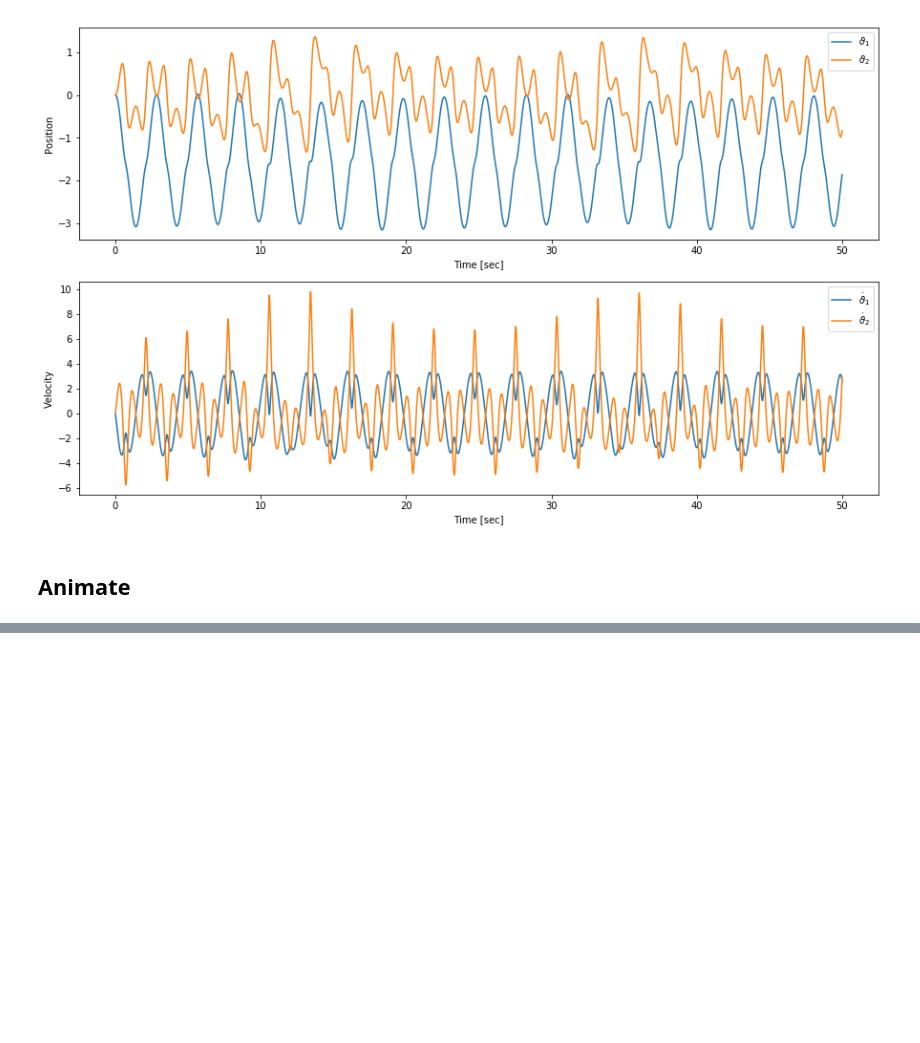
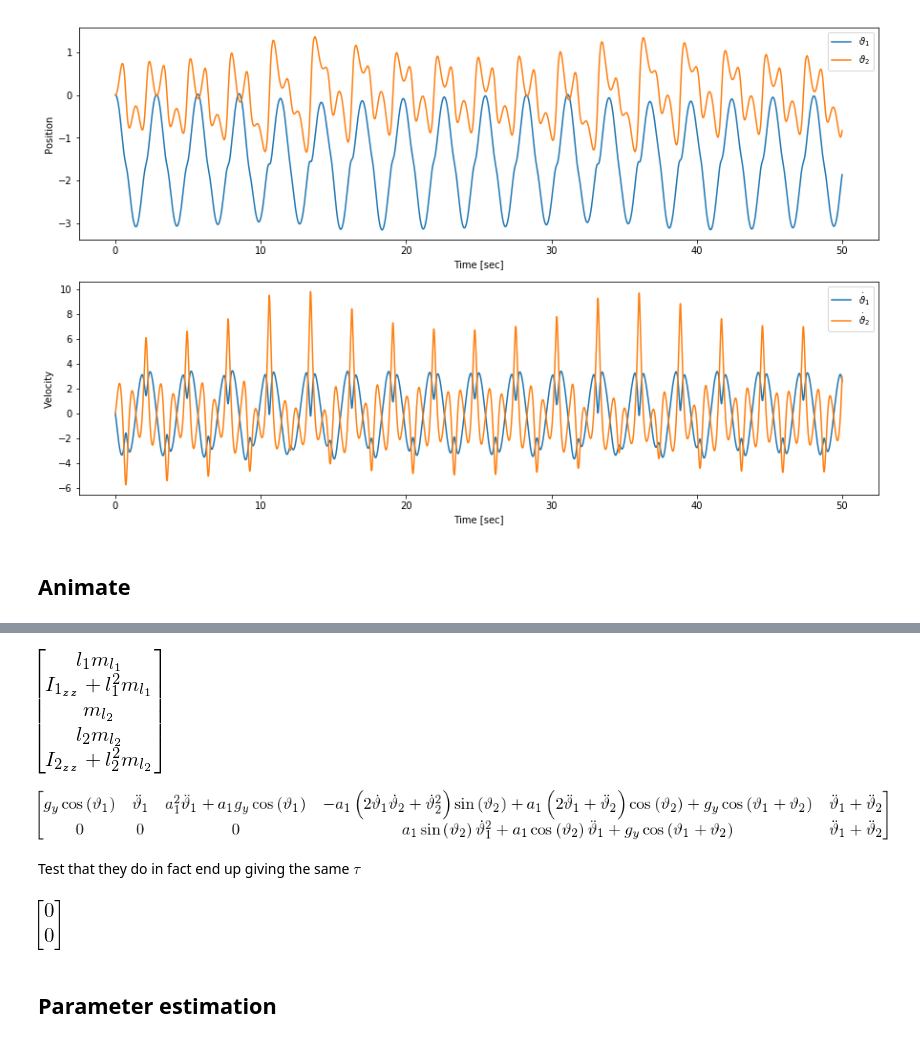
Before and after one commit to kschwan/twolink, a Jupyter notebook: twolink.ipynb, the cells around one changed output, grey strips where cells are left out. Saved outputs shown, nothing was run; the diff lists cells and outputs as text; code cells hidden in the pictures; blank space fills up the shorter version.

Commit message:
Include linear parameterization of dynamic model

```diff
--- a/twolink.ipynb
+++ b/twolink.ipynb
@@ -312,0 +367,32 @@ HTML("""
+# %%
+Il1zz = Il1[2,2]
+Il2zz = Il2[2,2]
+
+phi = sym.Matrix([
+    ml1*l1,
+    ml1*l1**2 + Il1zz,
+    ml2,
+    ml2*l2,
+    ml2*l2**2 + Il2zz,
+])
+
+phi
+# %% [output]
+[figure, added]
+# %%
+gx, gy, gz = g
+
+Y = sym.zeros(2, 5)
+Y[0,0] = gy * sym.cos(theta1)
+Y[0,1] = theta1dd
+Y[0,2] = a1**2*theta1dd + a1*gy*sym.cos(theta1)
+Y[0,3] = a1*sym.cos(theta2)*(2*theta1dd + theta2dd) - a1*sym.sin(theta2)*(2*theta1d*theta2d + theta2d**2) + gy*sym.cos(theta1+theta2)
+Y[0,4] = theta1dd + theta2dd
+Y[1,3] = a1*sym.cos(theta2)*theta1dd + a1*sym.sin(theta2)*theta1d**2 + gy*sym.cos(theta1 + theta2)
+Y[1,4] = theta1dd + theta2dd
+
+Y
+# %% [output]
+[figure, added]
+# %% [markdown]
+Test that they do in fact end up giving the same $\tau$
@@ -312,0 +401,6 @@ HTML("""
+# %%
+sym.simplify(tau_test2 - tau_test1.subs({gx:0}))
+# %% [output]
+[figure, added]
+# %% [markdown]
+## Parameter estimation
```
Also changed, not shown: parts of 22 cells of this notebook.
